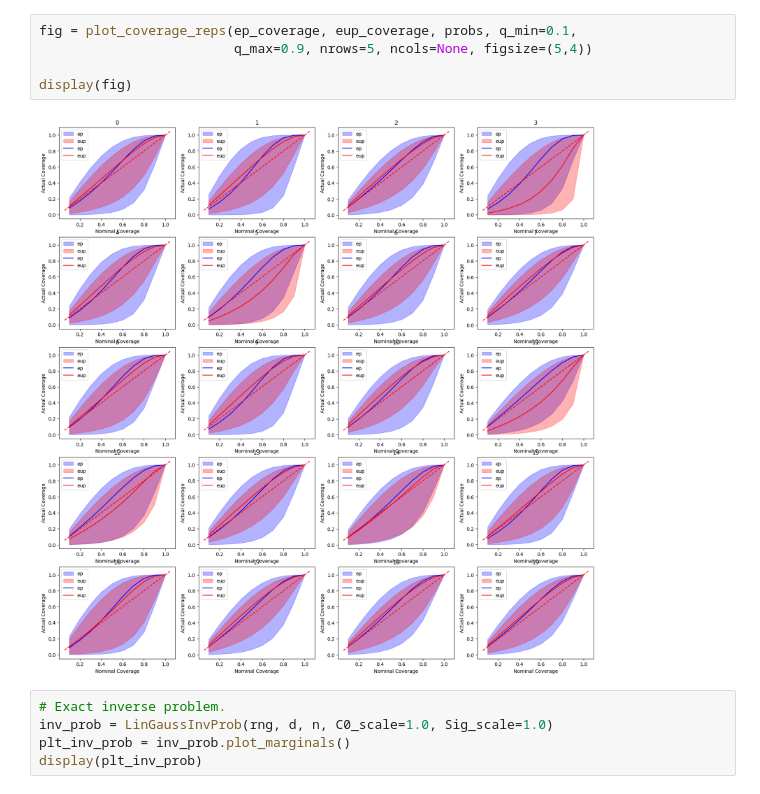
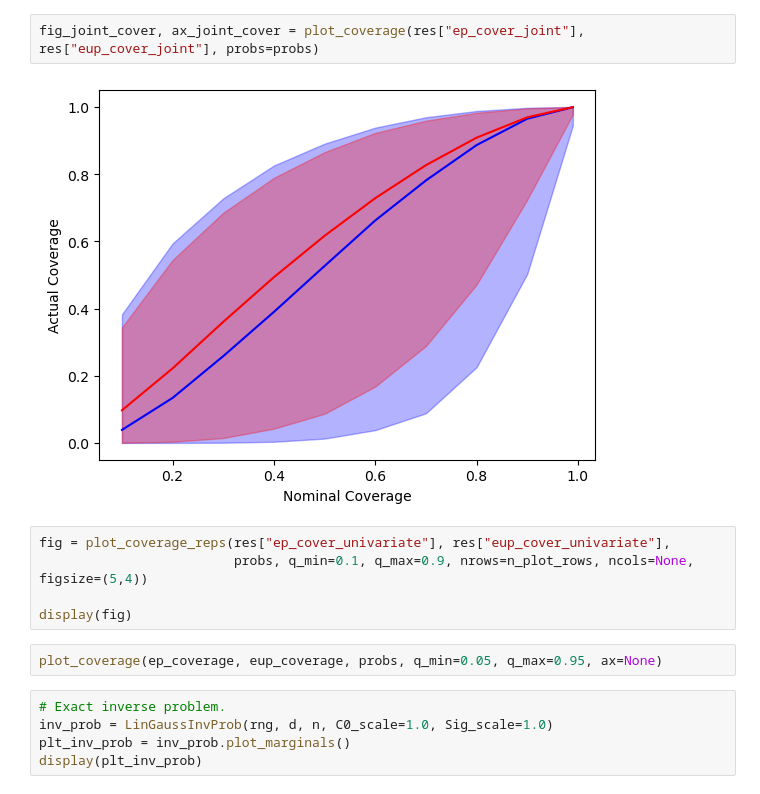
Before and after one commit to arob5/Bayesian-inference-with-surrogates, a Jupyter notebook: experiments/linear_Gaussian/linear_Gaussian_experiment.ipynb, the cells around one changed output. Saved outputs shown, nothing was run; the diff lists cells and outputs as text.

```diff
--- a/experiments/linear_Gaussian/linear_Gaussian_experiment.ipynb
+++ b/experiments/linear_Gaussian/linear_Gaussian_experiment.ipynb
@@ -25,10 +30,14 @@ inv_prob.plot_marginals()
+# %%
+fig_joint_cover, ax_joint_cover = plot_coverage(res["ep_cover_joint"], res["eup_cover_joint"], probs=probs)
+# %% [output]
+[figure, added]
 # %%
-fig = plot_coverage_reps(ep_coverage, eup_coverage, probs, q_min=0.1,
-                         q_max=0.9, nrows=5, ncols=None, figsize=(5,4))
+fig = plot_coverage_reps(res["ep_cover_univariate"], res["eup_cover_univariate"],
+                         probs, q_min=0.1, q_max=0.9, nrows=n_plot_rows, ncols=None, figsize=(5,4))
 
 display(fig)
-# %% [output]
-[figure, removed]
+# %%
+plot_coverage(ep_coverage, eup_coverage, probs, q_min=0.05, q_max=0.95, ax=None)
 # %%
 # Exact inverse problem.
 inv_prob = LinGaussInvProb(rng, d, n, C0_scale=1.0, Sig_scale=1.0)
```
Also changed, not shown: parts of 4 cells of this notebook, 4 other files.
